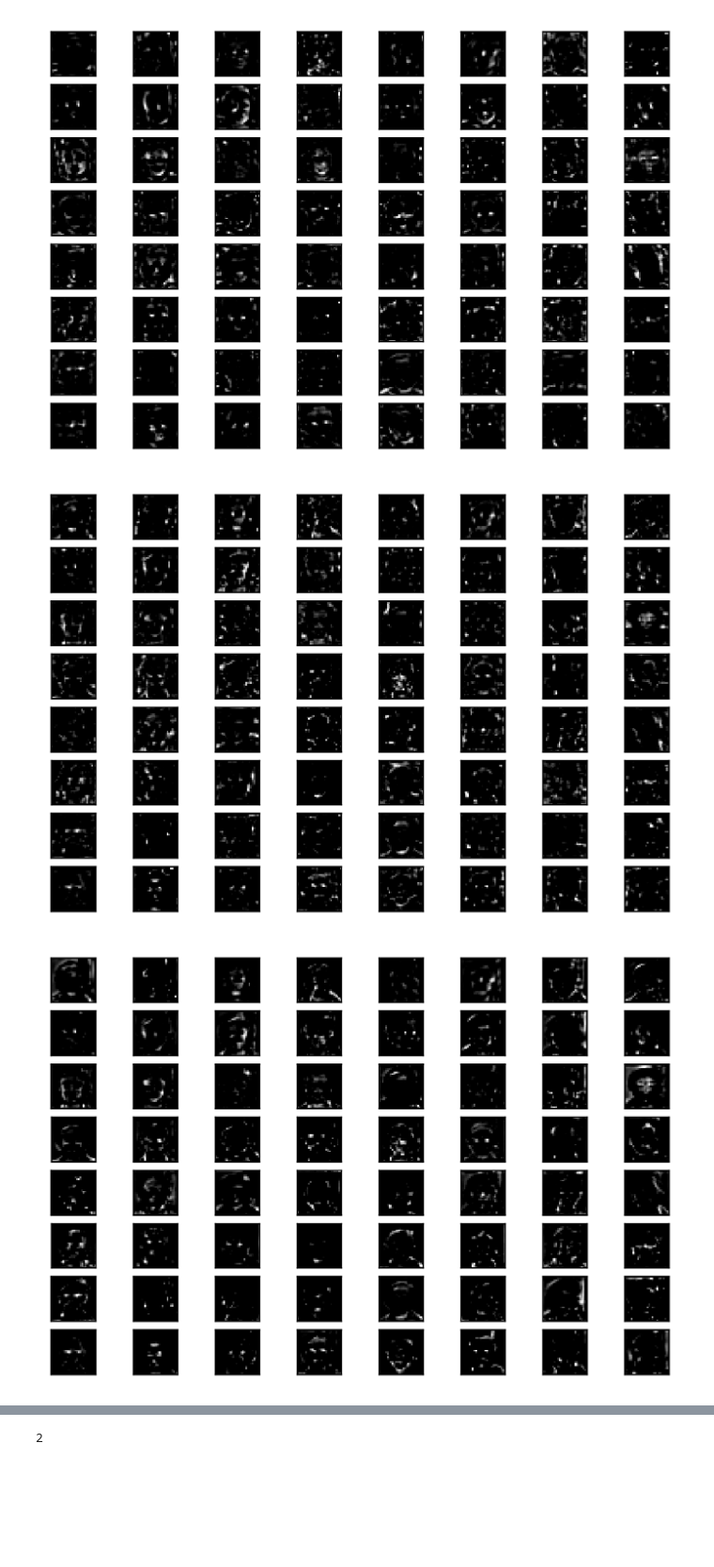
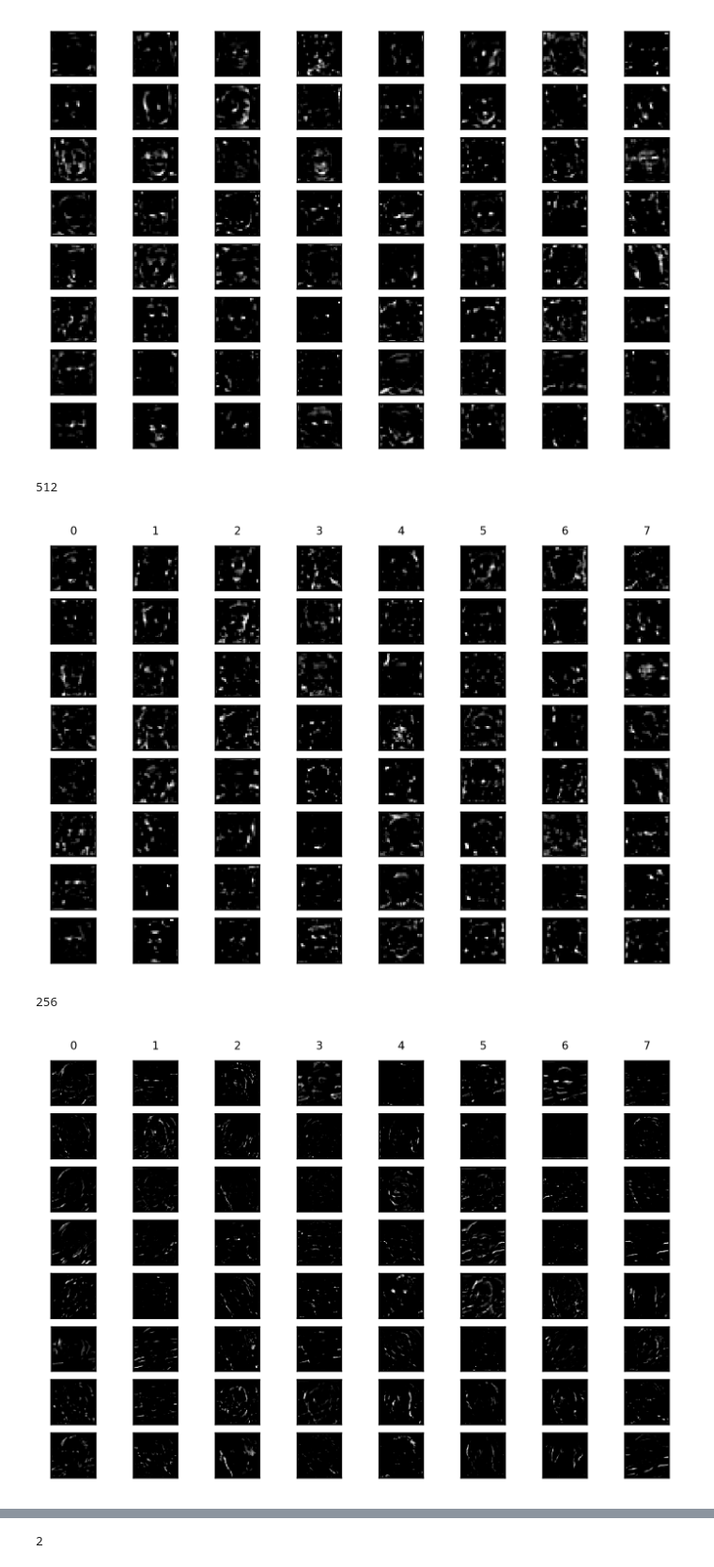
Before and after one commit to JiaxinZhuang/Interpretation, a Jupyter notebook: jupyter/Visualization-Of-Feature-map-Caltech101(Vgg16).ipynb, the cells around one changed output, grey strips where cells are left out. Shown at 94% size. Cells and saved outputs as stored; diff of their text form; code cells hidden in the pictures; blank space fills up the shorter version.

```diff
--- a/jupyter/Visualization-Of-Feature-map-Caltech101(Vgg16).ipynb
+++ b/jupyter/Visualization-Of-Feature-map-Caltech101(Vgg16).ipynb
@@ -169,19 +170,26 @@ def visualize_features_map(img_index, features_map, cols):
     n_filters = features_map.shape[-1]
     print(n_filters)
     rows = math.ceil(n_filters / cols)
+    rows = 8
     font = {'family' : 'normal',
              'weight' : 'bold',
              'size'   : 8}
     for row in range(1, rows+1):
         for col in range(1, cols+1):
+            if index > 64:
+                break
             # specify subplot and turn off axis
             ax = pyplot.subplot(rows, cols, index)
-            ax.title.set_text("Channel: {}".format(index-1))
+            ax.title.set_text("{}".format(index-1))
             ax.title.set_fontsize("xx-small")
             ax.set_xticks([])
             ax.set_yticks([])
             # plot feature maps in grayscale
-            pyplot.imshow(features_map[img_index, :, :, index-1], cmap="gray")
+            img = Image.fromarray(features_map[img_index, :, :, index-1])
+            #img = img.resize((224, 224), resample=PIL.Image.BICUBIC)
+            img_np = np.array(img)
+            pyplot.imshow(img_np, cmap="gray")
+            #plt.subplots_adjust(hspace=0.6, wspace=0)
             index += 1
     # show figure
     pyplot.show()
@@ -293,13 +302,15 @@ visualize_features_map(4, conv_output[8], n_filters=64, cols=8)
 # %% [output]
 [figure]
 # %%
-visualize_features_map(5, conv_output[8], n_filters=64, cols=8)
+visualize_features_map(5, conv_output[8], cols=8)
 # %% [output]
+512
-[figure, old version]
+[figure, new version]
 # %%
-visualize_features_map(6, conv_output[8], n_filters=64, cols=8)
+visualize_features_map(7, conv_output[6], cols=8)
 # %% [output]
+256
-[figure, old version]
+[figure, new version]
 # %%
 visualize_features_map(14, conv_output[3], n_filters=64, cols=8)
 # %% [output]
```
Also changed, not shown: parts of 6 cells of this notebook, 7 other files.
